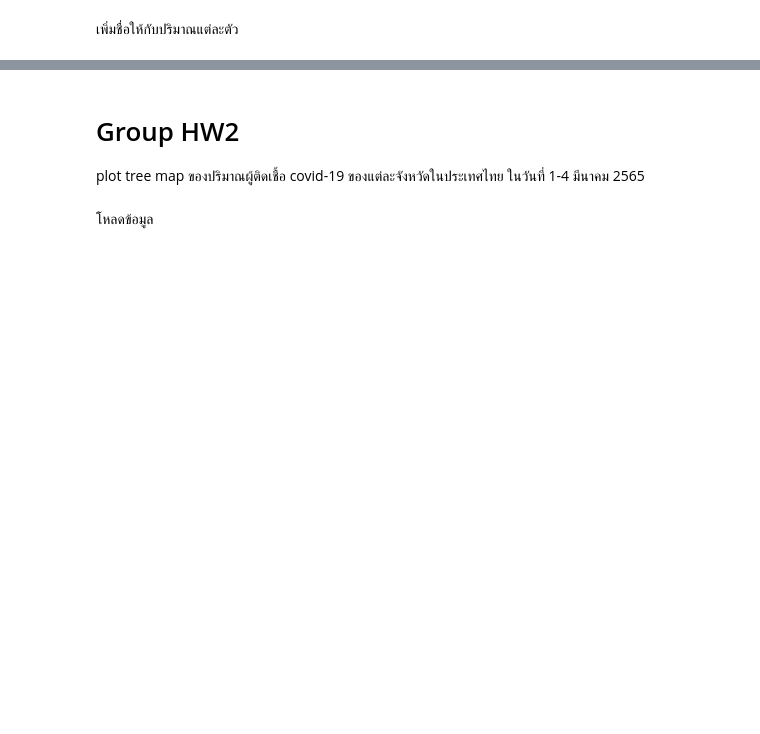
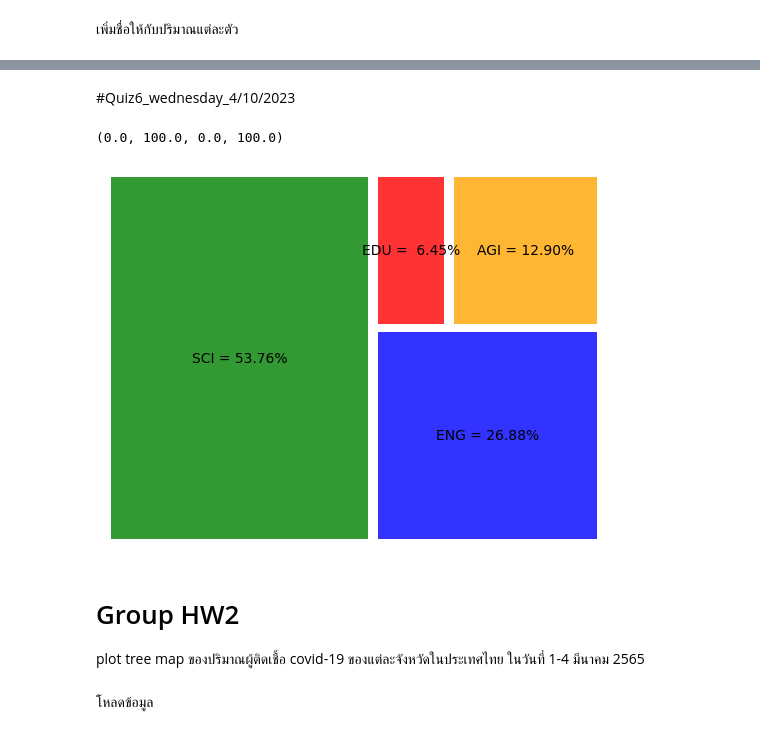
Before and after one commit to Thanatipz/Thana, a Jupyter notebook: DataViz04_Data_Comparison.ipynb, the cells around one changed output, grey strips where cells are left out. Drawn from its saved outputs; the diff is of its cells as text; code cells hidden in the pictures; blank space fills up the shorter version.

Commit message:
Quiz6

```diff
--- a/DataViz04_Data_Comparison.ipynb
+++ b/DataViz04_Data_Comparison.ipynb
@@ -398,3 +351,18 @@ plt.axis('off')
+# %% [markdown]
+#Quiz6_wednesday_4/10/2023
+# %%
+labels = ['SCI', 'ENG', 'EDU', 'AGI']
+data = [500, 250, 60, 120]
+sumdata = sum(data)
+color = ['green', 'blue', 'red', 'orange']
+perc = [str('{:5.2f}'.format(i/sum(data)*100)) + "%" for i in data]
+lbl = [el[0] + " = " + el[1] for el in zip(labels, perc)]
+squarify.plot(sizes=data, label=lbl, alpha=.8 ,color=color,pad=True)
+
+plt.axis('off')
+# %% [output]
+(0.0, 100.0, 0.0, 100.0)
+[figure, added]
 # %% [markdown]
 # Group HW2
 plot tree map ของปริมาณผู้ติดเชื้อ covid-19 ของแต่ละจังหวัดในประเทศไทย ในวันที่ 1-4 มีนาคม 2565
```
Also changed, not shown: parts of 44 cells of this notebook.
